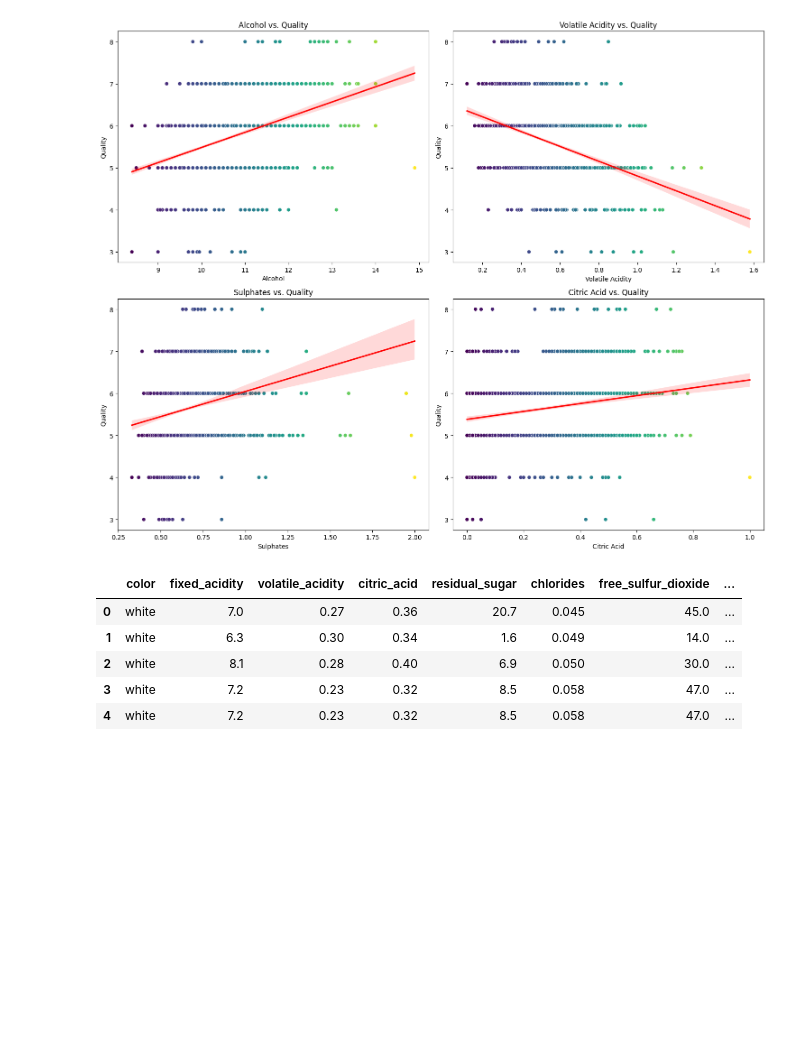
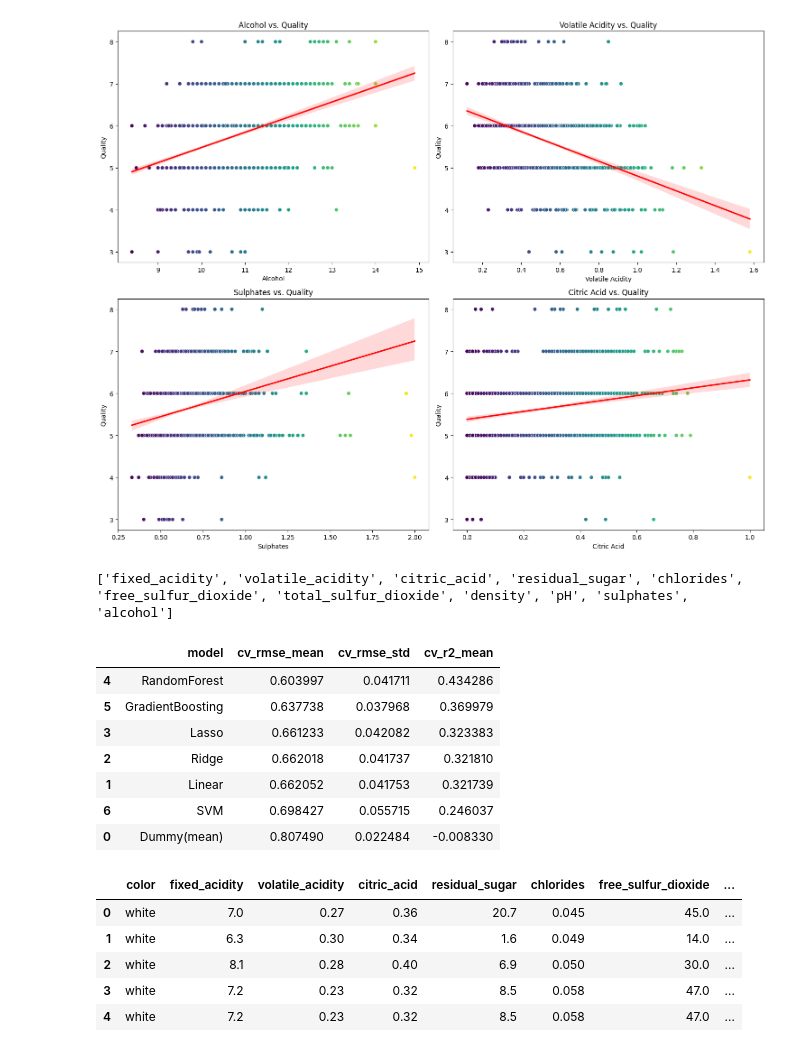
Before and after one commit to jazz1416/Predicting-Wine-Quality, a Jupyter notebook: AA1_500_Team_4_Final_Project.ipynb, the cells around one changed output. Cells and saved outputs as stored; diff of their text form; code cells hidden in the pictures; blank space fills up the shorter version.

Commit message:
Fixed code, code complete, to-do: clean code

```diff
--- a/AA1_500_Team_4_Final_Project.ipynb
+++ b/AA1_500_Team_4_Final_Project.ipynb
@@ -203,68 +201,84 @@ Name: quality, dtype: float64
 
 ['alcohol', 'volatile_acidity', 'sulphates', 'citric_acid', 'total_sulfur_dioxide', 'density', 'chlorides', 'fixed_acidity', 'pH', 'free_sulfur_dioxide', 'residual_sugar']
 [figure]
+# %%
+numeric = red_wine_data.columns.tolist()
+numeric.remove('color')
+numeric.remove('quality')
+print(numeric)
+# %% [output]
+['fixed_acidity', 'volatile_acidity', 'citric_acid', 'residual_sugar', 'chlorides', 'free_sulfur_dioxide', 'total_sulfur_dioxide', 'density', 'pH', 'sulphates', 'alcohol']
 # %%
 target = "quality"
 
-X = red_wine_data.drop(columns=[target])
-y = red_wine_data[target]
+X_red = red_wine_data.drop(columns=[target])
+y_red = red_wine_data[target]
 
-X.head(), y.head()
 
-X_train, X_test, y_train, y_test = train_test_split(
-    X, y, test_size=0.2, random_state=42
+X_red_train, X_red_test, y_red_train, y_red_test = train_test_split(
+    X_red, y_red, test_size=0.2, random_state=42
 )
 
-numeric_features = wine_quality_variables
+numeric_features = numeric
 
 drop_features = ["color"]
 
-X_train2 = X_train.drop(columns=drop_features)
-X_test2  = X_test.drop(columns=drop_features)
+X_red_train2 = X_red_train.drop(columns=drop_features)
+X_red_test2  = X_red_test.drop(columns=drop_features)
 
 preprocess = ColumnTransformer(
     transformers=[
         ("num", Pipeline(steps=[
             ("imputer", SimpleImputer(strategy="median")),
             ("scaler", StandardScaler())
         ]), numeric_features),
     ]
 )
 
 #playing around with some different models here
 
 models = {
     "Dummy(mean)": DummyRegressor(strategy="mean"),
     "Linear": LinearRegression(),
     "Ridge": Ridge(alpha=1.0),
     "Lasso": Lasso(alpha=0.01),
     "RandomForest": RandomForestRegressor(
         n_estimators=400, random_state=42, n_jobs=-1
     ),
     "GradientBoosting": GradientBoostingRegressor(random_state=42),
+    "SVM": svm.SVC()
 }
 
 scoring = {
     "rmse": "neg_root_mean_squared_error",
     "r2": "r2"
 }
 
 results = []
-# for name, model in models.items():
-#     pipe = Pipeline(steps=[
-#         ("preprocess", preprocess),
-#         ("model", model)
-#     ])
-#     cv = cross_validate(pipe, X_train2, y_train, cv=5, scoring=scoring, error_score='raise')
-#     results.append({
-#         "model": name,
-#         "cv_rmse_mean": -cv["test_rmse"].mean(),
-#         "cv_rmse_std": cv["test_rmse"].std(),
-#         "cv_r2_mean": cv["test_r2"].mean(),
-#     })
+for name, model in models.items():
+    pipe = Pipeline(steps=[
+        ("preprocess", preprocess),
+        ("model", model)
+    ])
+    cv = cross_validate(pipe, X_red_train2, y_red_train, cv=5, scoring=scoring, error_score='raise')
+    results.append({
+        "model": name,
+        "cv_rmse_mean": -cv["test_rmse"].mean(),
+        "cv_rmse_std": cv["test_rmse"].std(),
+        "cv_r2_mean": cv["test_r2"].mean(),
+    })
 
-# clean_results_df = pd.DataFrame(results).sort_values("cv_rmse_mean")
-# clean_results_df
+red_results_df = pd.DataFrame(results).sort_values("cv_rmse_mean")
+red_results_df
+# %% [output]
+|  | model | cv_rmse_mean | cv_rmse_std | cv_r2_mean |
+| 4 | RandomForest | 0.603997 | 0.041711 | 0.434286 |
+| 5 | GradientBoosting | 0.637738 | 0.037968 | 0.369979 |
+| 3 | Lasso | 0.661233 | 0.042082 | 0.323383 |
+| 2 | Ridge | 0.662018 | 0.041737 | 0.321810 |
+| 1 | Linear | 0.662052 | 0.041753 | 0.321739 |
+| 6 | SVM | 0.698427 | 0.055715 | 0.246037 |
+| 0 | Dummy(mean) | 0.807490 | 0.022484 | -0.008330 |
 # %%
 white_wine_data = wine_quality[wine_quality['color']=='white'].reset_index(drop=True)
 white_wine_data.head()
```
Also changed, not shown: parts of 10 cells of this notebook.
